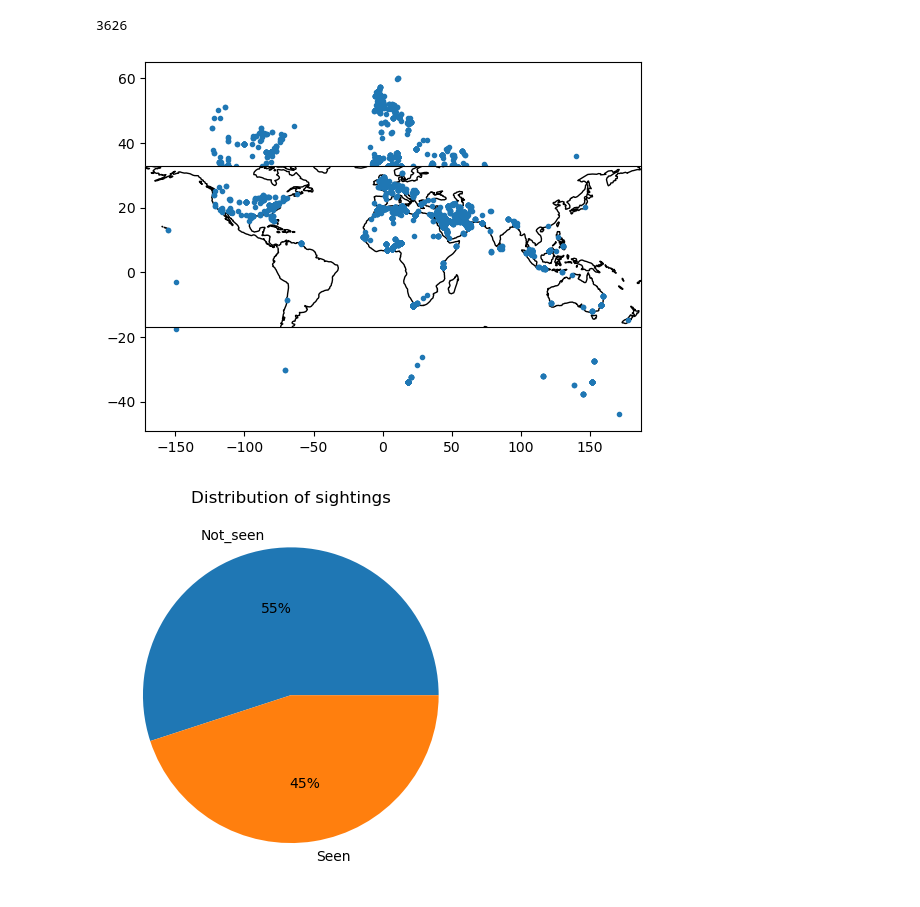
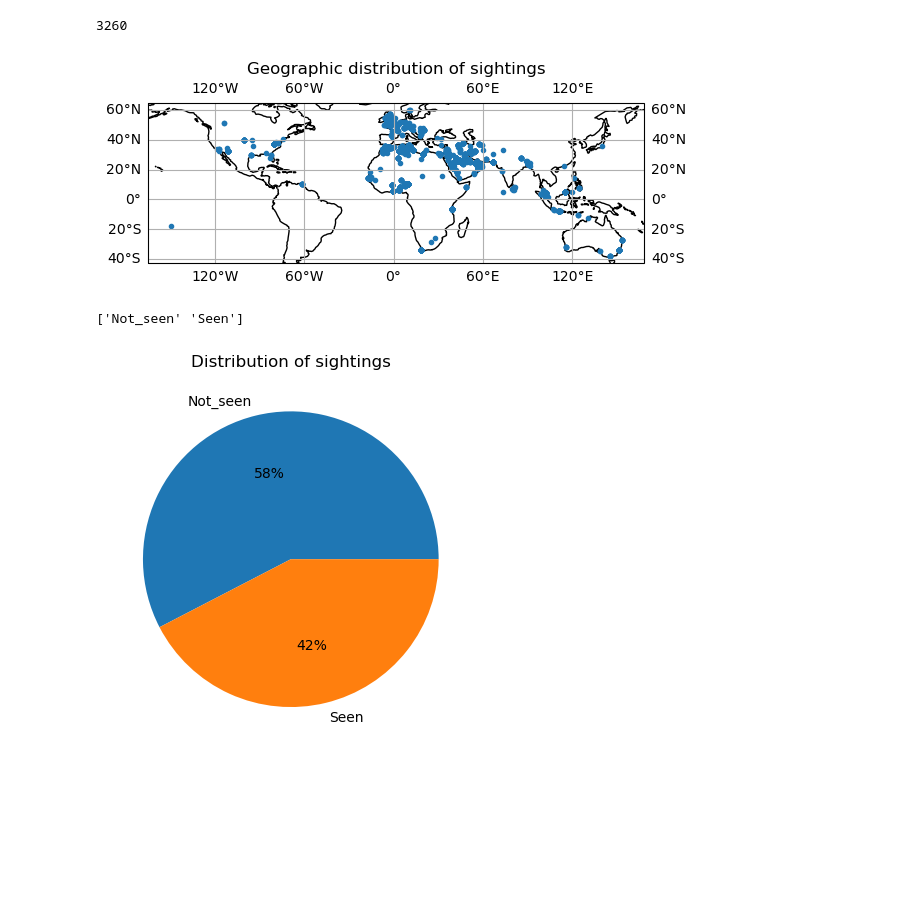
Before and after one commit to EmmaAlexander/mphys-moon, a Jupyter notebook: Code/moon_sightings_visualisation.ipynb, the cells around one changed output. Saved outputs shown, nothing was run; the diff lists cells and outputs as text; code cells hidden in the pictures; blank space fills up the shorter version.

```diff
--- a/Code/moon_sightings_visualisation.ipynb
+++ b/Code/moon_sightings_visualisation.ipynb
@@ -7,41 +7,43 @@ import cartopy.crs as ccrs
 #data_file = '..\\Data\\icouk_sighting_data_with_params.csv'
 icouk_data_file = '..\\Data\\icouk_sighting_data_with_params.csv'
 icop_data_file = '..\\Data\\icop_ahmed_2020_sighting_data_with_params.csv'
-alefray_data_file = '..\\Data\\alrefray_2018_sighting_data_with_params.csv'
+alrefay_data_file = '..\\Data\\alrefay_2018_sighting_data_with_params.csv'
 allawi_data_file = '..\\Data\\schaefer_odeh_allawi_2022_sighting_data_with_params.csv'
 
 icouk_data = pd.read_csv(icouk_data_file)
 icop_data = pd.read_csv(icop_data_file)
-alefray_data = pd.read_csv(alefray_data_file)
+alrefay_data = pd.read_csv(alrefay_data_file)
 allawi_data = pd.read_csv(allawi_data_file)
 
-data = pd.concat([icouk_data,icop_data,alefray_data,allawi_data])
+data = pd.concat([icouk_data,icop_data,alrefay_data,allawi_data])
 
 print(data.shape[0])
 #data = data[data["Cloud Level"] == 0]
 # %% [output]
-3626
+3260
 # %%
 x = data["Longitude"]
 y= data["Latitude"]
-plt.plot(x,y,".")
+#plt.plot(x,y,".")
 crs = ccrs.PlateCarree()
 ax = plt.axes(projection=crs)
 ax.coastlines()
-##ax.gridlines(draw_labels=True, dms=True, x_inline=False, y_inline=False)
-ax.plot(x,y,".",transform=ccrs.PlateCarree())
-#ax.set_title("Geographic distribution of sightings")
+ax.gridlines(draw_labels=True, dms=True, x_inline=False, y_inline=False)
+ax.plot(x,y,".")
+ax.set_title("Geographic distribution of sightings")
 plt.show()
 # %% [output]
-[figure, old version]
+[figure, new version]
 # %%
 pies = data["Seen"].value_counts(sort=False)
 labels = data["Seen"].unique()
+print(labels)
 plt.pie(pies, labels=labels, autopct='%1.0f%%')
 plt.title('Distribution of sightings')
 plt.show()
 # %% [output]
+['Not_seen' 'Seen']
-[figure, old version]
+[figure, new version]
 # %%
 pies = data["Cloud Level"].value_counts(sort=False)
 labels = data["Cloud Level"].unique()
```
Also changed, not shown: parts of 2 cells of this notebook, 7 other files.
